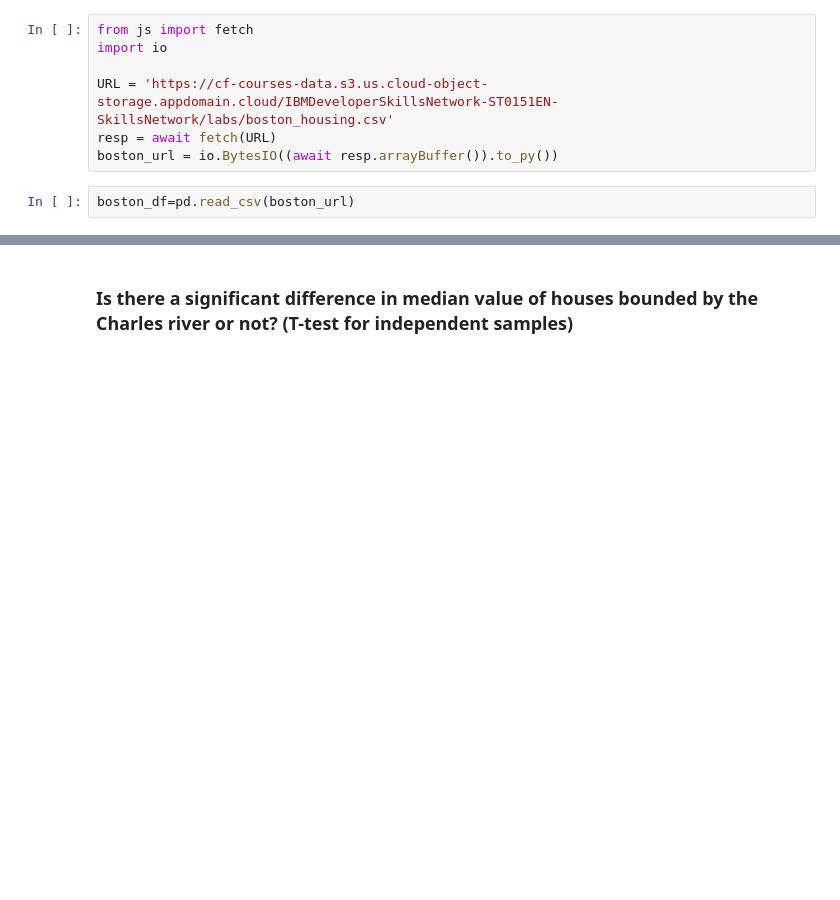
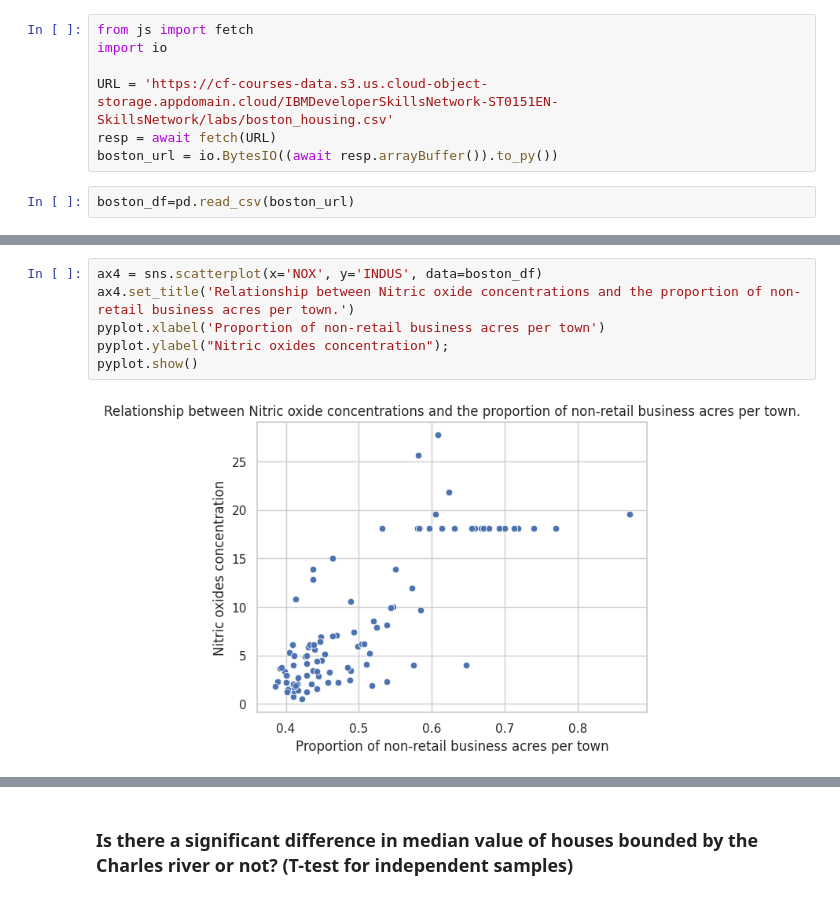
Before and after one commit to JongPow2000/Boston-housing-project, a Jupyter notebook: Optional_Peer_Graded_Assignment.jupyterlite.ipynb, the cells around one changed output, grey strips where cells are left out. Drawn from its saved outputs; the diff is of its cells as text; blank space fills up the shorter version.

```diff
--- a/Optional_Peer_Graded_Assignment.jupyterlite.ipynb
+++ b/Optional_Peer_Graded_Assignment.jupyterlite.ipynb
@@ -73,0 +75,8 @@ pyplot.show()
+# %%
+ax4 = sns.scatterplot(x='NOX', y='INDUS', data=boston_df)
+ax4.set_title('Relationship between Nitric oxide concentrations and the proportion of non-retail business acres per town.')
+pyplot.xlabel('Proportion of non-retail business acres per town')
+pyplot.ylabel("Nitric oxides concentration");
+pyplot.show()
+# %% [output]
+[figure, added]
```
Also changed, not shown: parts of 27 cells of this notebook.
